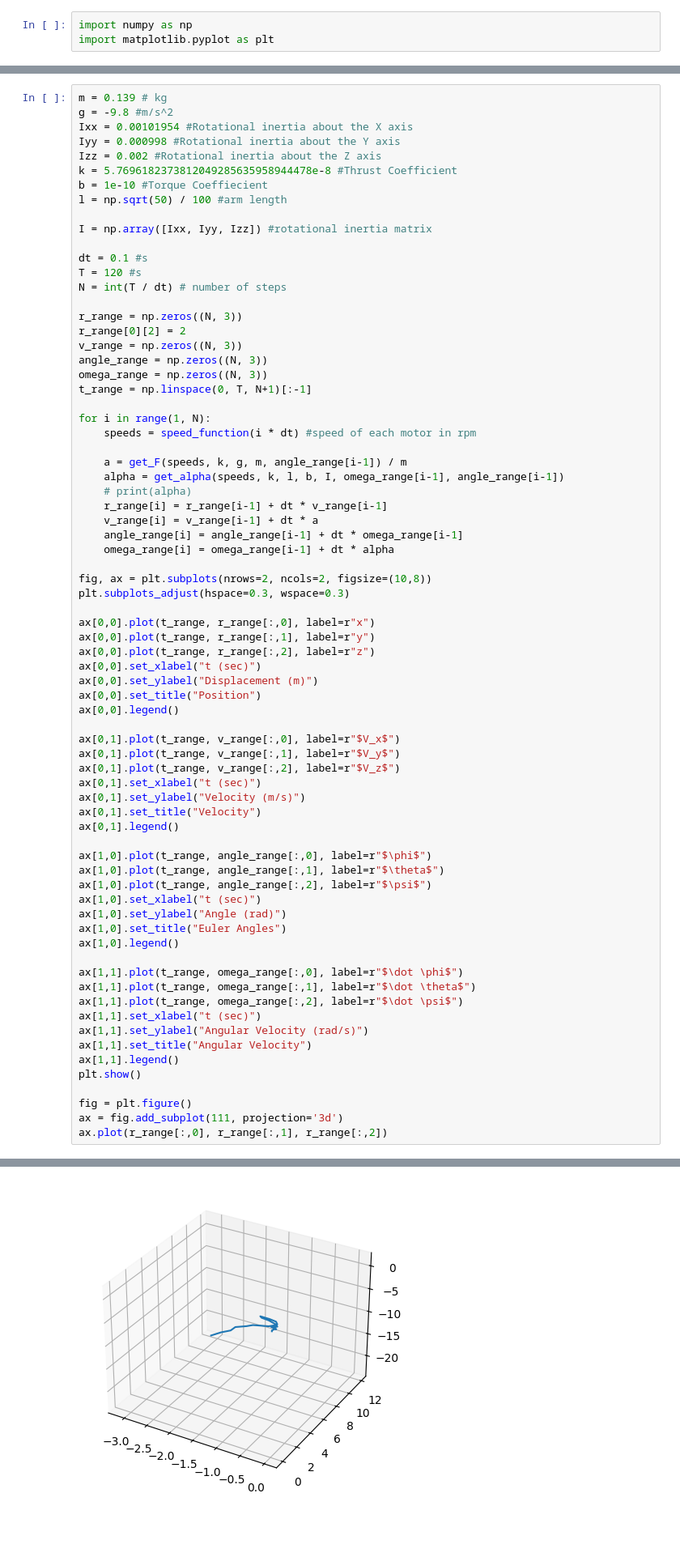
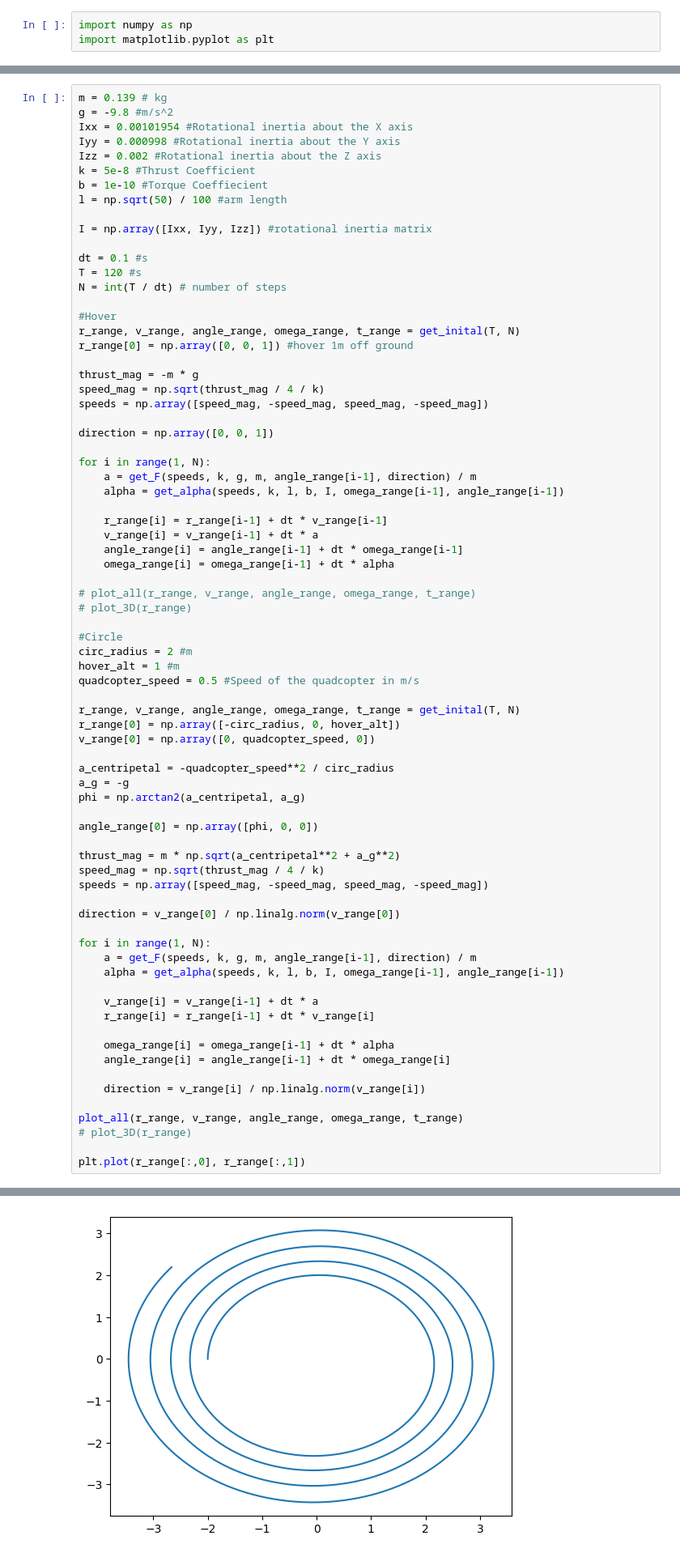
Before and after one commit to RayZhao42/Fall-2024-AE352-Drone-Project, a Jupyter notebook: Project Code.ipynb, the cells around one changed output, grey strips where cells are left out. Shown at 81% size. Saved outputs shown, nothing was run; the diff lists cells and outputs as text; blank space fills up the shorter version.

Commit message:
Added the circle
For some reason the radius keeps on increasing

```diff
--- a/Project Code.ipynb
+++ b/Project Code.ipynb
@@ -74,7 +124,7 @@ g = -9.8 #m/s^2
 Ixx = 0.00101954 #Rotational inertia about the X axis
 Iyy = 0.000998 #Rotational inertia about the Y axis
 Izz = 0.002 #Rotational inertia about the Z axis
-k = 5.7696182373812049285635958944478e-8 #Thrust Coefficient
+k = 5e-8 #Thrust Coefficient
 b = 1e-10 #Torque Coeffiecient
 l = np.sqrt(50) / 100 #arm length
 
@@ -84,61 +134,63 @@ dt = 0.1 #s
 T = 120 #s
 N = int(T / dt) # number of steps
 
-r_range = np.zeros((N, 3))
-r_range[0][2] = 2
-v_range = np.zeros((N, 3))
-angle_range = np.zeros((N, 3))
-omega_range = np.zeros((N, 3))
-t_range = np.linspace(0, T, N+1)[:-1]
+#Hover
+r_range, v_range, angle_range, omega_range, t_range = get_inital(T, N)
+r_range[0] = np.array([0, 0, 1]) #hover 1m off ground
+
+thrust_mag = -m * g
+speed_mag = np.sqrt(thrust_mag / 4 / k)
+speeds = np.array([speed_mag, -speed_mag, speed_mag, -speed_mag])
+
+direction = np.array([0, 0, 1])
 
 for i in range(1, N):
-    speeds = speed_function(i * dt) #speed of each motor in rpm
+    a = get_F(speeds, k, g, m, angle_range[i-1], direction) / m
+    alpha = get_alpha(speeds, k, l, b, I, omega_range[i-1], angle_range[i-1])
 
-    a = get_F(speeds, k, g, m, angle_range[i-1]) / m
-    alpha = get_alpha(speeds, k, l, b, I, omega_range[i-1], angle_range[i-1])
-    # print(alpha)
     r_range[i] = r_range[i-1] + dt * v_range[i-1]
     v_range[i] = v_range[i-1] + dt * a
     angle_range[i] = angle_range[i-1] + dt * omega_range[i-1]
     omega_range[i] = omega_range[i-1] + dt * alpha
 
-fig, ax = plt.subplots(nrows=2, ncols=2, figsize=(10,8))
-plt.subplots_adjust(hspace=0.3, wspace=0.3)
+# plot_all(r_range, v_range, angle_range, omega_range, t_range)
+# plot_3D(r_range)
 
-ax[0,0].plot(t_range, r_range[:,0], label=r"x")
-ax[0,0].plot(t_range, r_range[:,1], label=r"y")
-ax[0,0].plot(t_range, r_range[:,2], label=r"z")
-ax[0,0].set_xlabel("t (sec)")
-ax[0,0].set_ylabel("Displacement (m)")
-ax[0,0].set_title("Position")
-ax[0,0].legend()
+#Circle
+circ_radius = 2 #m
+hover_alt = 1 #m
+quadcopter_speed = 0.5 #Speed of the quadcopter in m/s
 
-ax[0,1].plot(t_range, v_range[:,0], label=r"$V_x$")
-ax[0,1].plot(t_range, v_range[:,1], label=r"$V_y$")
-ax[0,1].plot(t_range, v_range[:,2], label=r"$V_z$")
-ax[0,1].set_xlabel("t (sec)")
-ax[0,1].set_ylabel("Velocity (m/s)")
-ax[0,1].set_title("Velocity")
-ax[0,1].legend()
+r_range, v_range, angle_range, omega_range, t_range = get_inital(T, N)
+r_range[0] = np.array([-circ_radius, 0, hover_alt])
+v_range[0] = np.array([0, quadcopter_speed, 0])
 
-ax[1,0].plot(t_range, angle_range[:,0], label=r"$\phi$")
-ax[1,0].plot(t_range, angle_range[:,1], label=r"$\theta$")
-ax[1,0].plot(t_range, angle_range[:,2], label=r"$\psi$")
-ax[1,0].set_xlabel("t (sec)")
-ax[1,0].set_ylabel("Angle (rad)")
-ax[1,0].set_title("Euler Angles")
-ax[1,0].legend()
+a_centripetal = -quadcopter_speed**2 / circ_radius
+a_g = -g
+phi = np.arctan2(a_centripetal, a_g)
 
-ax[1,1].plot(t_range, omega_range[:,0], label=r"$\dot \phi$")
-ax[1,1].plot(t_range, omega_range[:,1], label=r"$\dot \theta$")
-ax[1,1].plot(t_range, omega_range[:,2], label=r"$\dot \psi$")
-ax[1,1].set_xlabel("t (sec)")
-ax[1,1].set_ylabel("Angular Velocity (rad/s)")
-ax[1,1].set_title("Angular Velocity")
-ax[1,1].legend()
-plt.show()
+angle_range[0] = np.array([phi, 0, 0])
 
-fig = plt.figure()
-ax = fig.add_subplot(111, projection='3d')
-ax.plot(r_range[:,0], r_range[:,1], r_range[:,2])
+thrust_mag = m * np.sqrt(a_centripetal**2 + a_g**2)
+speed_mag = np.sqrt(thrust_mag / 4 / k)
+speeds = np.array([speed_mag, -speed_mag, speed_mag, -speed_mag])
+
+direction = v_range[0] / np.linalg.norm(v_range[0])
+
+for i in range(1, N):
+    a = get_F(speeds, k, g, m, angle_range[i-1], direction) / m
+    alpha = get_alpha(speeds, k, l, b, I, omega_range[i-1], angle_range[i-1])
+
+    v_range[i] = v_range[i-1] + dt * a
+    r_range[i] = r_range[i-1] + dt * v_range[i]
+
+    omega_range[i] = omega_range[i-1] + dt * alpha
+    angle_range[i] = angle_range[i-1] + dt * omega_range[i]
+
+    direction = v_range[i] / np.linalg.norm(v_range[i])
+
+plot_all(r_range, v_range, angle_range, omega_range, t_range)
+# plot_3D(r_range)
+
+plt.plot(r_range[:,0], r_range[:,1])
 # %% [output]
@@ -147 +199 @@ ax.plot(r_range[:,0], r_range[:,1], r_range[:,2])
-[figure, old version]
+[figure, new version]
```
Also changed, not shown: parts of 2 cells of this notebook.
